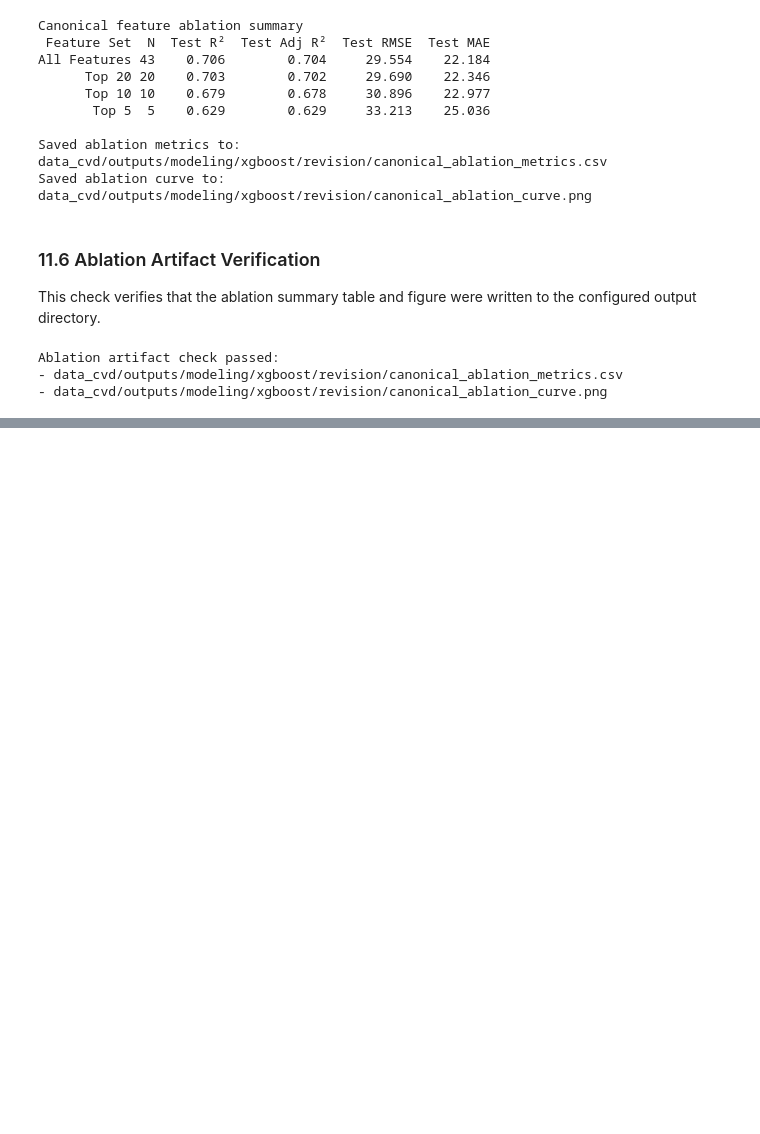
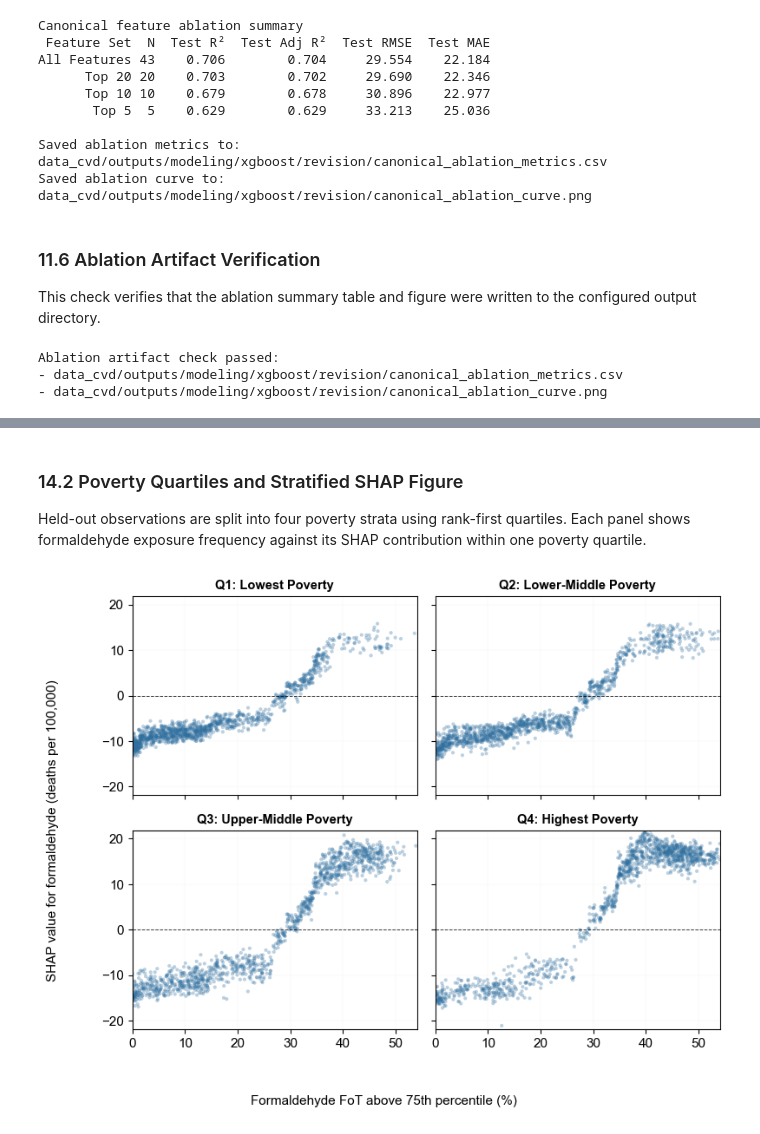
Before and after one commit to samyakshrestha/predicting-cvd, a Jupyter notebook: notebooks_cvd/10_revision_analyses.ipynb, the cells around one changed output, grey strips where cells are left out. Cells and saved outputs as stored; diff of their text form; code cells hidden in the pictures; blank space fills up the shorter version.

```diff
--- a/notebooks_cvd/10_revision_analyses.ipynb
+++ b/notebooks_cvd/10_revision_analyses.ipynb
@@ -1130,0 +1961,76 @@ Ablation artifact check passed:
+# %% [markdown]
+### 14.2 Poverty Quartiles and Stratified SHAP Figure
+
+Held-out observations are split into four poverty strata using rank-first quartiles. Each panel shows formaldehyde exposure frequency against its SHAP contribution within one poverty quartile.
+# %%
+poverty_labels = [
+    'Q1: Lowest Poverty',
+    'Q2: Lower-Middle Poverty',
+    'Q3: Upper-Middle Poverty',
+    'Q4: Highest Poverty',
+]
+formaldehyde_poverty_df['Poverty Quartile'] = pd.qcut(
+    formaldehyde_poverty_df['Poverty Rate'].rank(method='first'),
+    q=4,
+    labels=poverty_labels,
+)
+
+quartile_summary = (
+    formaldehyde_poverty_df
+    .groupby('Poverty Quartile', observed=True)
+    .agg(
+        N=('Poverty Rate', 'size'),
+        Poverty_Min=('Poverty Rate', 'min'),
+        Poverty_Median=('Poverty Rate', 'median'),
+        Poverty_Max=('Poverty Rate', 'max'),
+        Formaldehyde_Min=(FORMALDEHYDE_FEATURE, 'min'),
+        Formaldehyde_Median=(FORMALDEHYDE_FEATURE, 'median'),
+        Formaldehyde_Max=(FORMALDEHYDE_FEATURE, 'max'),
+        Mean_Formaldehyde_SHAP=('Formaldehyde SHAP Value', 'mean'),
+        Median_Formaldehyde_SHAP=('Formaldehyde SHAP Value', 'median'),
+        Percent_Positive_Formaldehyde_SHAP=('Formaldehyde SHAP Value', lambda values: float((values > 0).mean() * 100)),
+        Mean_CVD_Mortality=(TARGET_COL, 'mean'),
+    )
+    .reset_index()
+)
+
+formaldehyde_poverty_shap_data_path = OUTPUT_DIR / 'formaldehyde_poverty_shap_data.csv'
+formaldehyde_poverty_quartile_summary_path = OUTPUT_DIR / 'formaldehyde_poverty_quartile_summary.csv'
+formaldehyde_poverty_df.to_csv(formaldehyde_poverty_shap_data_path, index=False)
+quartile_summary.to_csv(formaldehyde_poverty_quartile_summary_path, index=False)
+
+x_min = formaldehyde_poverty_df[FORMALDEHYDE_FEATURE].min()
+x_max = formaldehyde_poverty_df[FORMALDEHYDE_FEATURE].max()
+y_abs_max = float(np.nanmax(np.abs(formaldehyde_poverty_df['Formaldehyde SHAP Value'])))
+
+fig, axes = plt.subplots(2, 2, figsize=(DOUBLE_COL_WIDTH * 1.18, DOUBLE_COL_WIDTH * 0.95), sharex=True, sharey=True)
+for ax, quartile in zip(axes.flatten(), poverty_labels):
+    subset = formaldehyde_poverty_df[formaldehyde_poverty_df['Poverty Quartile'] == quartile]
+    ax.scatter(
+        subset[FORMALDEHYDE_FEATURE],
+        subset['Formaldehyde SHAP Value'],
+        alpha=0.32,
+        s=9,
+        color='#2f6f9f',
+        edgecolors='none',
+    )
+    ax.axhline(0, color='black', linestyle='--', linewidth=0.7, alpha=0.75)
+    ax.set_title(quartile, fontsize=FONT_SIZE - 0.5, fontweight='bold')
+    ax.set_xlim(x_min, x_max)
+    ax.set_ylim(-y_abs_max, y_abs_max)
+    ax.grid(axis='both', linewidth=0.15, alpha=0.3)
+
+fig.supxlabel('Formaldehyde FoT above 75th percentile (%)', fontsize=FONT_SIZE)
+fig.supylabel('SHAP value for formaldehyde (deaths per 100,000)', fontsize=FONT_SIZE)
+plt.tight_layout(rect=[0.04, 0.04, 1.0, 0.97])
+
+formaldehyde_poverty_quartiles_path = OUTPUT_DIR / 'formaldehyde_poverty_quartiles.png'
+plt.savefig(formaldehyde_poverty_quartiles_path, dpi=DPI, bbox_inches='tight')
+plt.show()
+
+print(quartile_summary.to_string(index=False))
+print(f'\nSaved formaldehyde-poverty SHAP data to: {project_relative_path(formaldehyde_poverty_shap_data_path)}')
+print(f'Saved quartile summary to: {project_relative_path(formaldehyde_poverty_quartile_summary_path)}')
+print(f'Saved quartile figure to: {project_relative_path(formaldehyde_poverty_quartiles_path)}')
+# %% [output]
+[figure, added]
```
Also changed, not shown: parts of 46 cells of this notebook, 4 other files.
